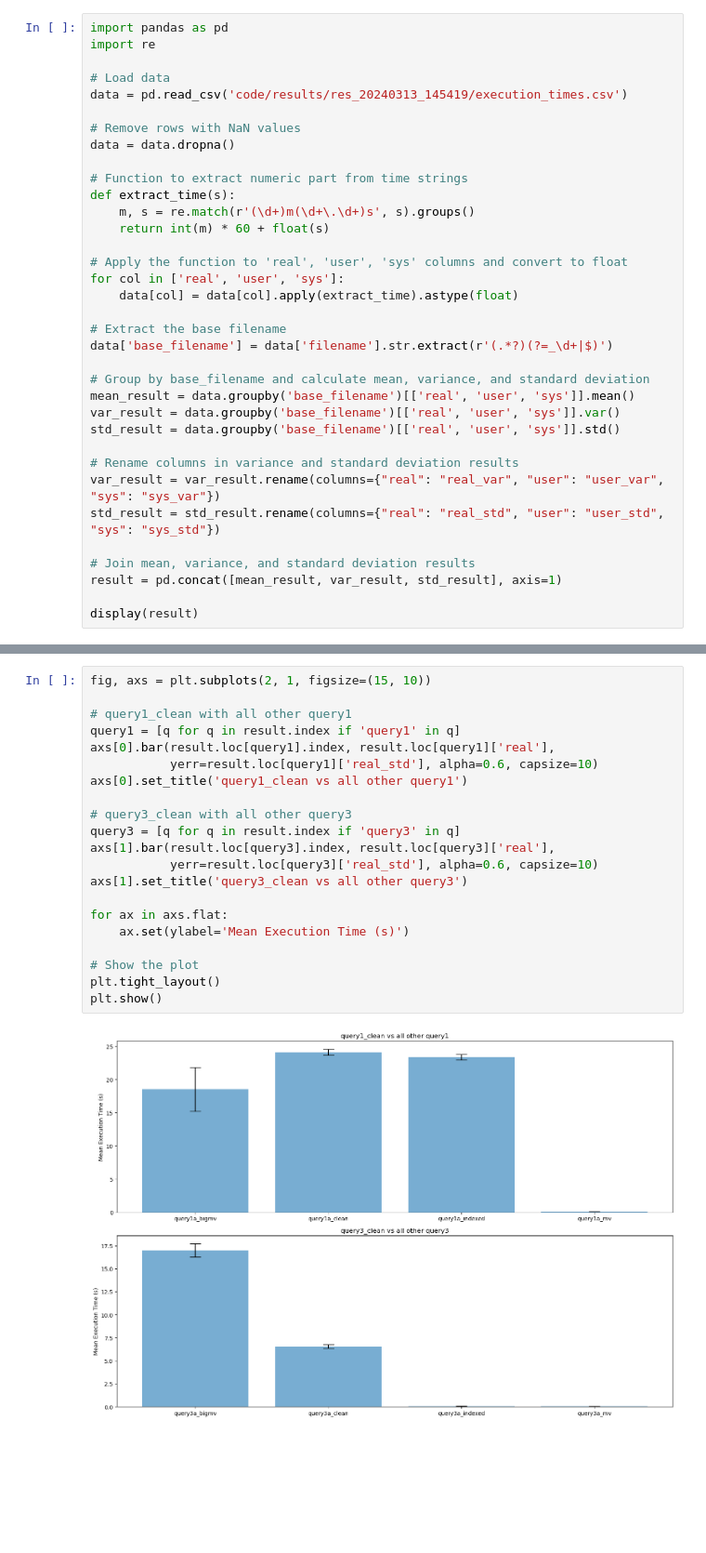
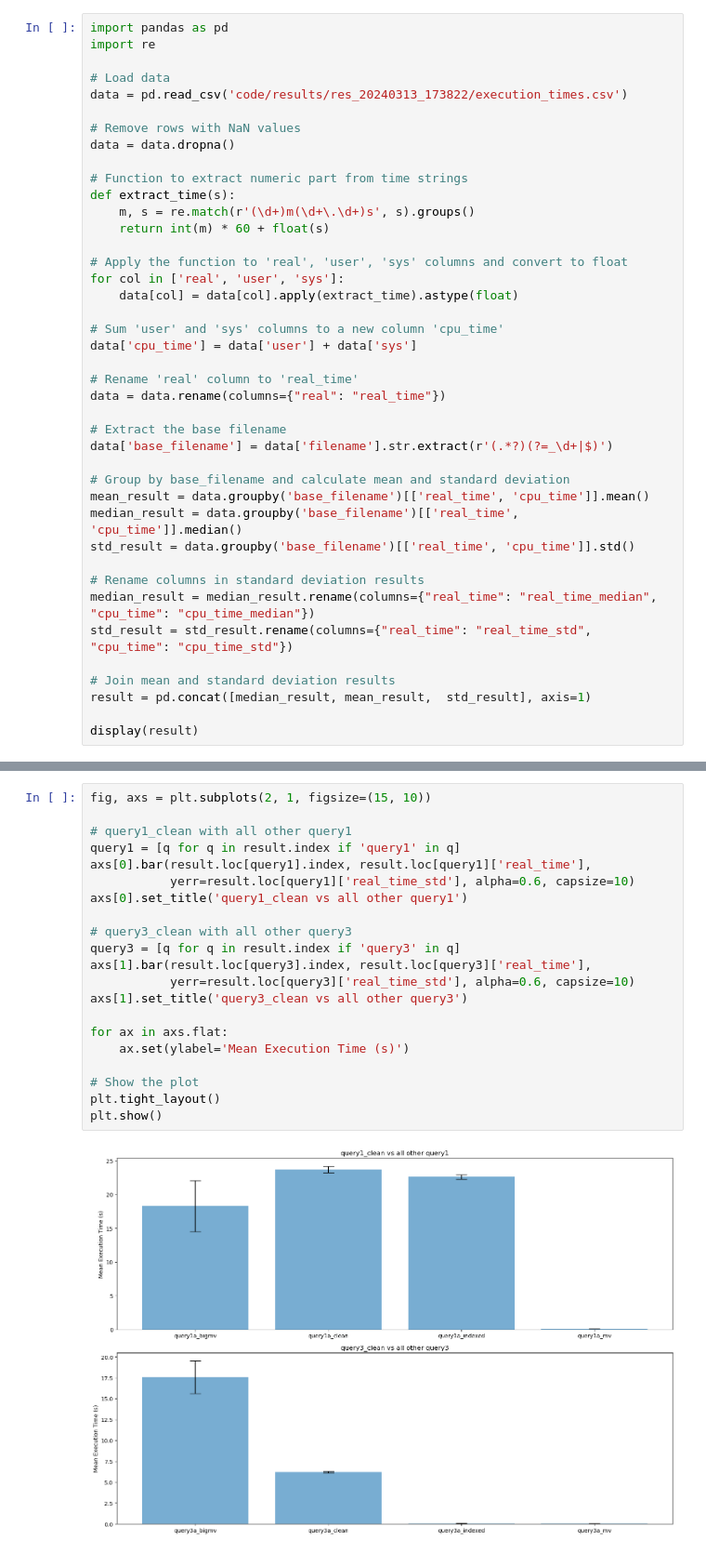
Before and after one commit to gianmarcoalessio/datawarehouse-tpc, a Jupyter notebook: stats.ipynb, the cells around one changed output, grey strips where cells are left out. Shown at 93% size. Saved outputs shown, nothing was run; the diff lists cells and outputs as text; blank space fills up the shorter version.

```diff
--- a/stats.ipynb
+++ b/stats.ipynb
@@ -3,7 +3,7 @@ import pandas as pd
 import re
 
 # Load data
-data = pd.read_csv('code/results/res_20240313_145419/execution_times.csv')
+data = pd.read_csv('code/results/res_20240313_173822/execution_times.csv')
 
 # Remove rows with NaN values
 data = data.dropna()
@@ -17,20 +17,26 @@ def extract_time(s):
 for col in ['real', 'user', 'sys']:
     data[col] = data[col].apply(extract_time).astype(float)
 
+# Sum 'user' and 'sys' columns to a new column 'cpu_time'
+data['cpu_time'] = data['user'] + data['sys']
+
+# Rename 'real' column to 'real_time'
+data = data.rename(columns={"real": "real_time"})
+
 # Extract the base filename
 data['base_filename'] = data['filename'].str.extract(r'(.*?)(?=_\d+|$)')
 
-# Group by base_filename and calculate mean, variance, and standard deviation
-mean_result = data.groupby('base_filename')[['real', 'user', 'sys']].mean()
-var_result = data.groupby('base_filename')[['real', 'user', 'sys']].var()
-std_result = data.groupby('base_filename')[['real', 'user', 'sys']].std()
+# Group by base_filename and calculate mean and standard deviation
+mean_result = data.groupby('base_filename')[['real_time', 'cpu_time']].mean()
+median_result = data.groupby('base_filename')[['real_time', 'cpu_time']].median()
+std_result = data.groupby('base_filename')[['real_time', 'cpu_time']].std()
 
-# Rename columns in variance and standard deviation results
-var_result = var_result.rename(columns={"real": "real_var", "user": "user_var", "sys": "sys_var"})
-std_result = std_result.rename(columns={"real": "real_std", "user": "user_std", "sys": "sys_std"})
+# Rename columns in standard deviation results
+median_result = median_result.rename(columns={"real_time": "real_time_median", "cpu_time": "cpu_time_median"})
+std_result = std_result.rename(columns={"real_time": "real_time_std", "cpu_time": "cpu_time_std"})
 
-# Join mean, variance, and standard deviation results
-result = pd.concat([mean_result, var_result, std_result], axis=1)
+# Join mean and standard deviation results
+result = pd.concat([median_result, mean_result,  std_result], axis=1)
 
 display(result)
 # %% [output]
@@ -68,26 +74,26 @@ plt.show()
 # %%
 fig, axs = plt.subplots(2, 1, figsize=(15, 10))
 
 # query1_clean with all other query1
 query1 = [q for q in result.index if 'query1' in q]
-axs[0].bar(result.loc[query1].index, result.loc[query1]['real'],
-           yerr=result.loc[query1]['real_std'], alpha=0.6, capsize=10)
+axs[0].bar(result.loc[query1].index, result.loc[query1]['real_time'],
+           yerr=result.loc[query1]['real_time_std'], alpha=0.6, capsize=10)
 axs[0].set_title('query1_clean vs all other query1')
 
 # query3_clean with all other query3
 query3 = [q for q in result.index if 'query3' in q]
-axs[1].bar(result.loc[query3].index, result.loc[query3]['real'],
-           yerr=result.loc[query3]['real_std'], alpha=0.6, capsize=10)
+axs[1].bar(result.loc[query3].index, result.loc[query3]['real_time'],
+           yerr=result.loc[query3]['real_time_std'], alpha=0.6, capsize=10)
 axs[1].set_title('query3_clean vs all other query3')
 
 for ax in axs.flat:
     ax.set(ylabel='Mean Execution Time (s)')
 
 # Show the plot
 plt.tight_layout()
 plt.show()
 # %% [output]
-[figure, old version]
+[figure, new version]
 # %%
 import os
 import re
```
Also changed, not shown: parts of 4 cells of this notebook, 7 other files.
